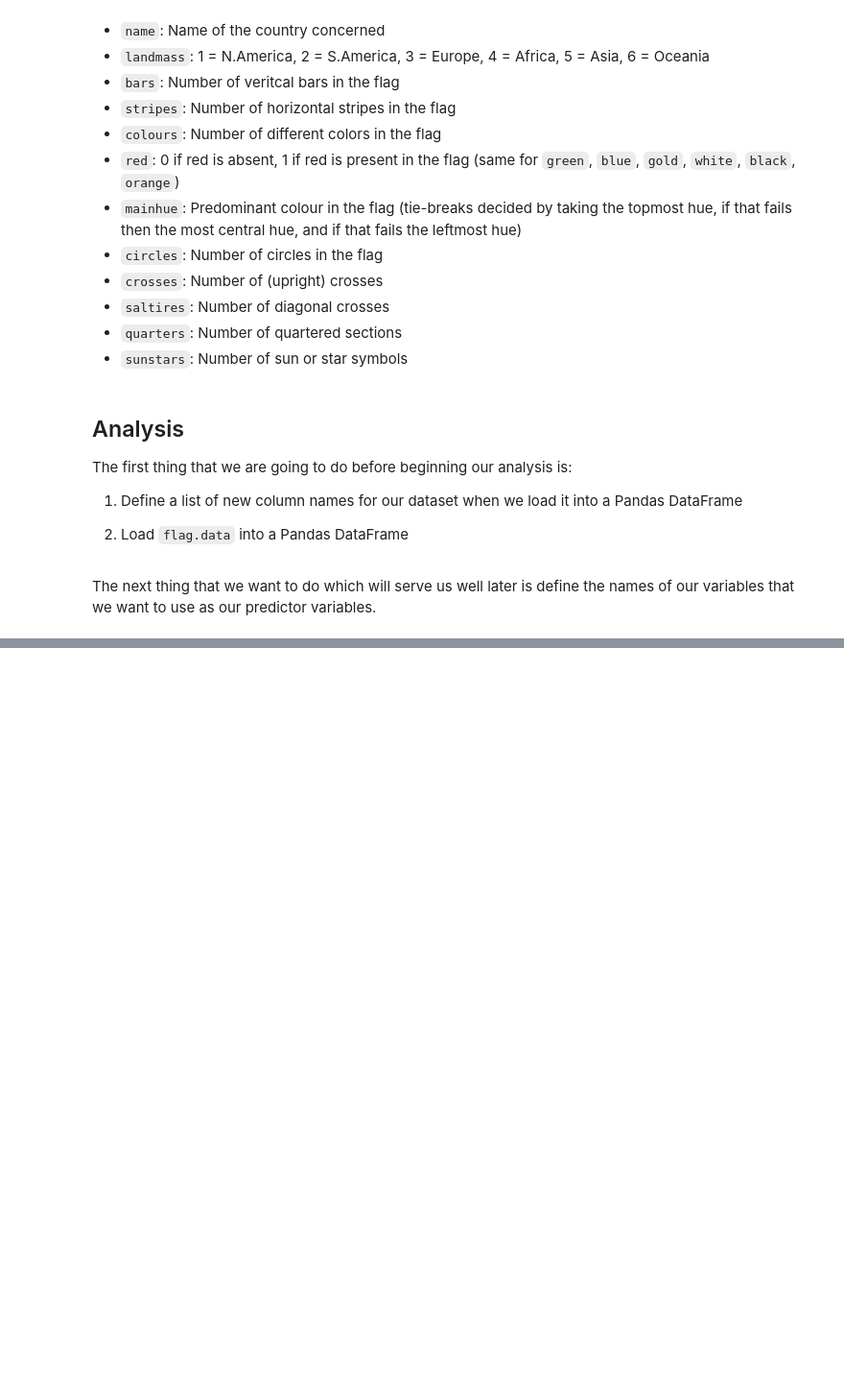
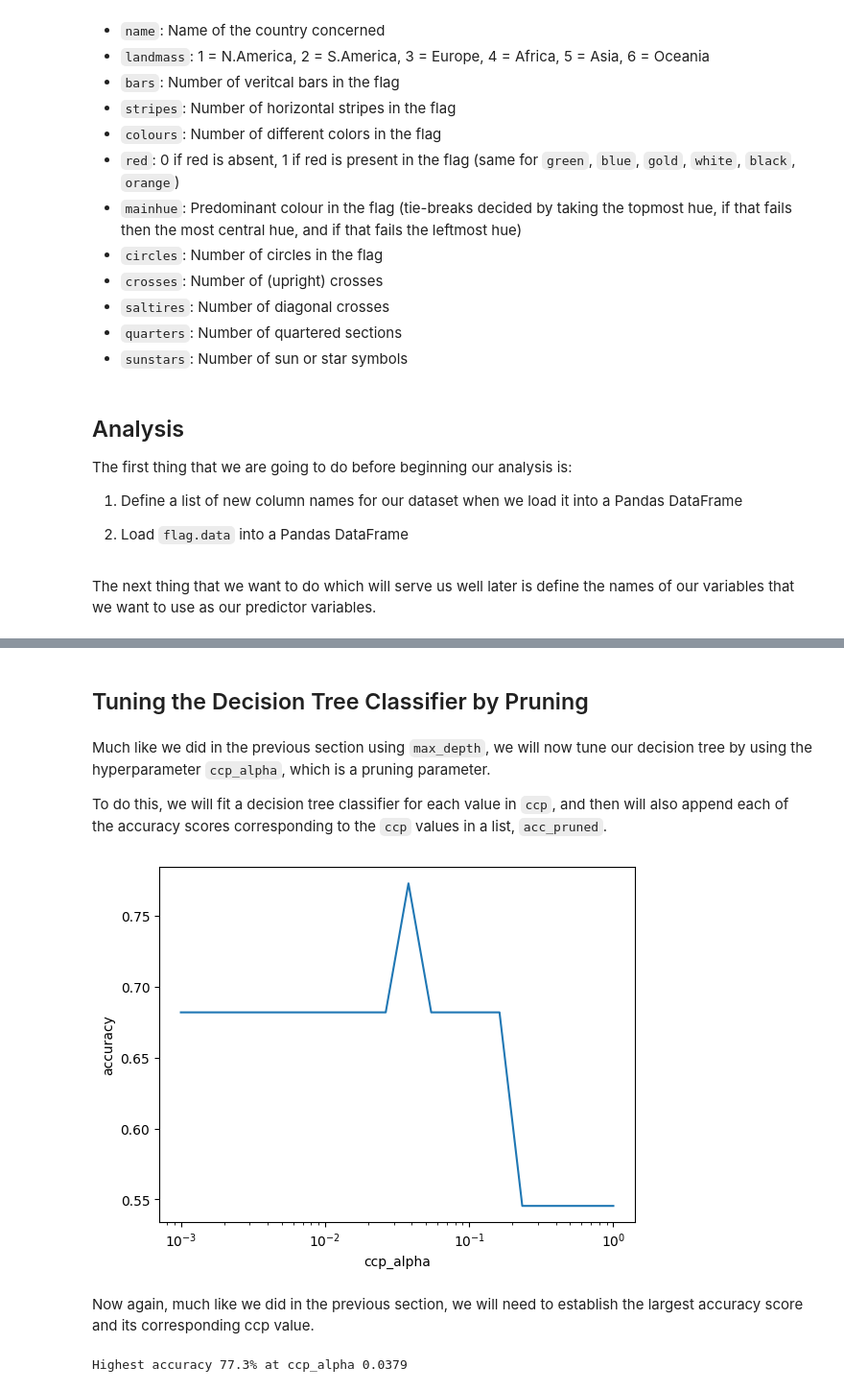
Before and after one commit to connorthomas9/Find_the_Flag, a Jupyter notebook: ftf_notebook.ipynb, the cells around one changed output, grey strips where cells are left out. Shown: that part at 96% size. Saved outputs shown, nothing was run; the diff lists cells and outputs as text; code cells hidden in the pictures; blank space fills up the shorter version.

```diff
--- a/ftf_notebook.ipynb
+++ b/ftf_notebook.ipynb
@@ -73,0 +197,36 @@ var = ['red', 'green', 'blue', 'gold', 'white',
+# %% [markdown]
+## Tuning the Decision Tree Classifier by Pruning
+# %% [markdown]
+Much like we did in the previous section using `max_depth`, we will now tune our decision tree by using the hyperparameter `ccp_alpha`, which is a pruning parameter.
+
+To do this, we will fit a decision tree classifier for each value in `ccp`, and then will also append each of the accuracy scores corresponding to the `ccp` values in a list, `acc_pruned`.
+# %%
+# Loop through values of ccp and append accuracy scores to acc_pruned
+acc_pruned = []
+ccp = np.logspace(-3, 0, num=20)
+for i in ccp:
+    dt_prune = DecisionTreeClassifier(random_state = 1,
+                                      max_depth = best_depth,
+                                      ccp_alpha=i)
+    dt_prune.fit(train_data, train_labels)
+    acc_pruned.append(dt_prune.score(test_data, test_labels))
+
+# Plotting accuracy vs ccp_alpha
+plt.plot(ccp, acc_pruned)
+plt.xscale('log')
+plt.xlabel('ccp_alpha')
+plt.ylabel('accuracy')
+plt.show()
+# %% [output]
+[figure, added]
+# %% [markdown]
+Now again, much like we did in the previous section, we will need to establish the largest accuracy score and its corresponding ccp value.
+# %%
+# Finding the larges accuracy score and its corresponding ccp value
+max_acc_pruned = np.max(acc_pruned)
+best_ccp = ccp[np.argmax(acc_pruned)]
+
+# Displaying the pair
+print(f"Highest accuracy {round(max_acc_pruned,3)*100}% at ccp_alpha {round(best_ccp,4)}")
+# %% [output]
+Highest accuracy 77.3% at ccp_alpha 0.0379
```
Also changed, not shown: parts of 23 cells of this notebook.
